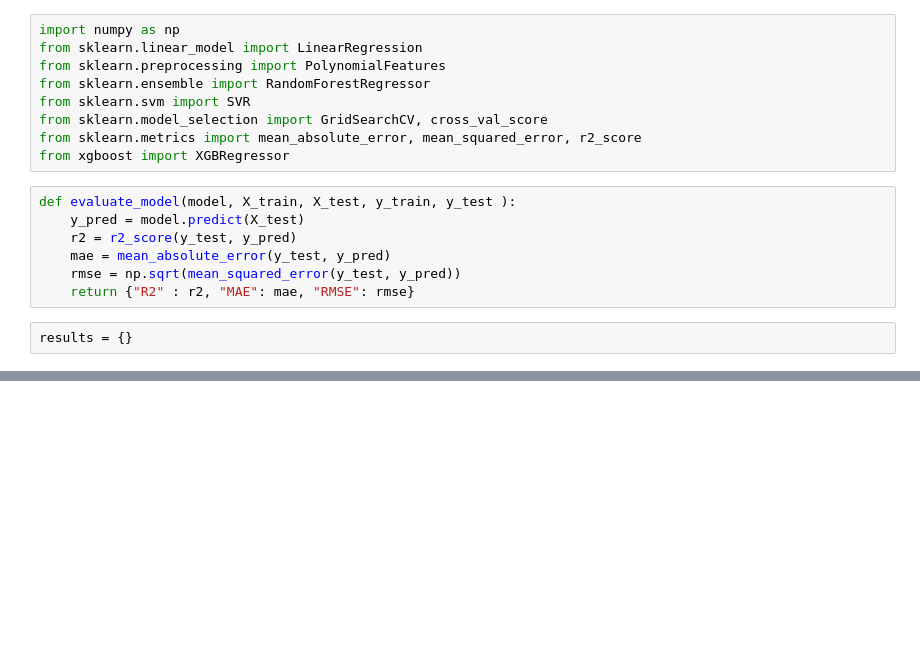
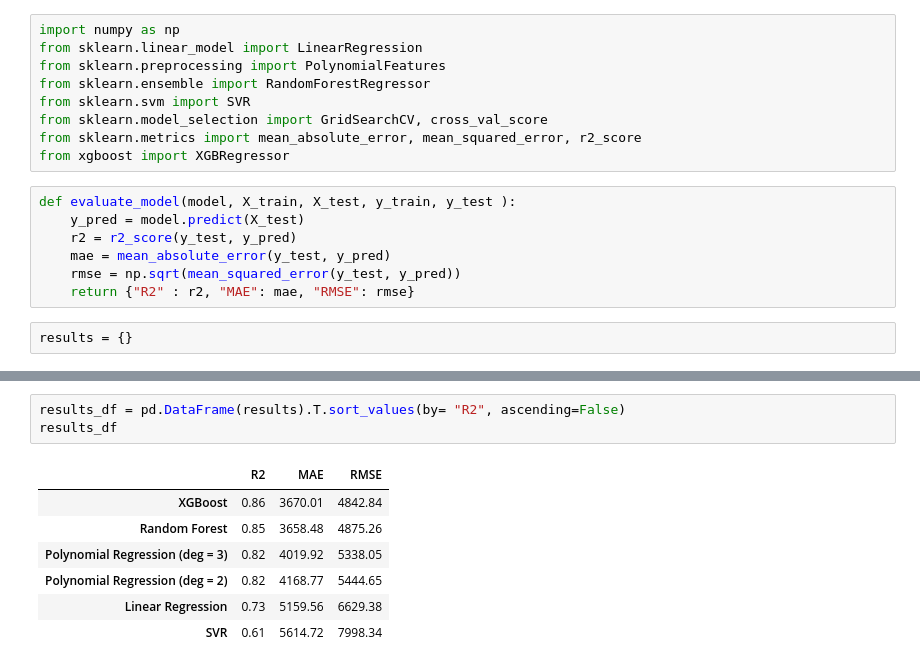
Before and after one commit to Gabrielxdev/Insurance_claim_predictor, a Jupyter notebook: model.ipynb, the cells around one changed output, grey strips where cells are left out. Saved outputs shown, nothing was run; the diff lists cells and outputs as text; blank space fills up the shorter version.

```diff
--- a/model.ipynb
+++ b/model.ipynb
@@ -819,0 +641,11 @@ LinearRegression model trained
+# %%
+results_df = pd.DataFrame(results).T.sort_values(by= "R2", ascending=False)
+results_df
+# %% [output]
+|  | R2 | MAE | RMSE |
+| XGBoost | 0.86 | 3670.01 | 4842.84 |
+| Random Forest | 0.85 | 3658.48 | 4875.26 |
+| Polynomial Regression (deg = 3) | 0.82 | 4019.92 | 5338.05 |
+| Polynomial Regression (deg = 2) | 0.82 | 4168.77 | 5444.65 |
+| Linear Regression | 0.73 | 5159.56 | 6629.38 |
+| SVR | 0.61 | 5614.72 | 7998.34 |
```
Also changed, not shown: parts of 16 cells of this notebook.
